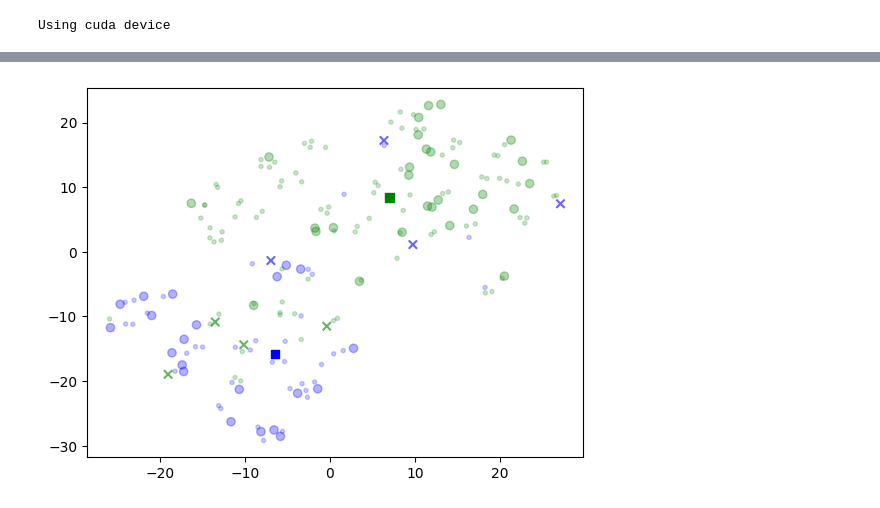
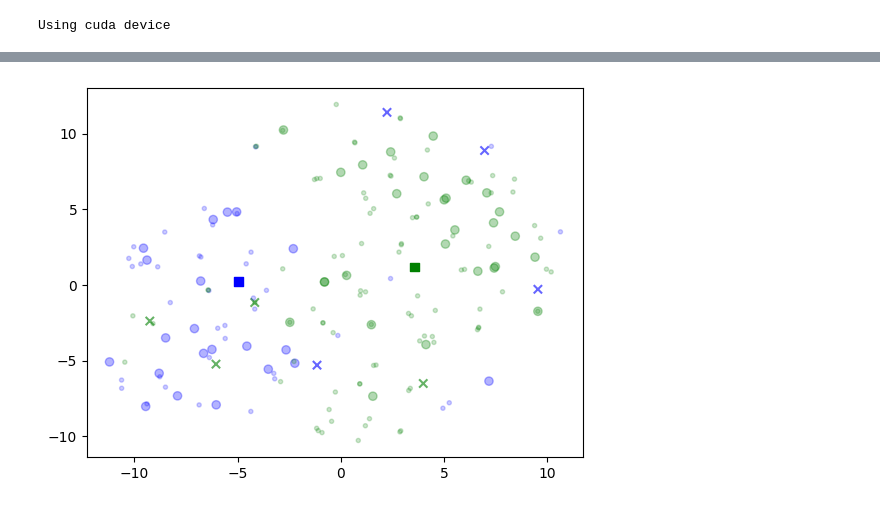
Before and after one commit to ignaciosica/hdc, a Jupyter notebook: src/visualize.ipynb, the cells around one changed output, grey strips where cells are left out. Drawn from its saved outputs; the diff is of its cells as text; code cells hidden in the pictures.

```diff
--- a/src/visualize.ipynb
+++ b/src/visualize.ipynb
@@ -165,32 +226,32 @@ Test: f1-score of 85.965%
 # %%
-tsne = TSNE(n_components=2, metric="cosine", random_state=RANDOM_SEED, perplexity=15)
+tsne = TSNE(n_components=2, metric="cosine", random_state=RANDOM_SEED, perplexity=50)
 vis_dims = tsne.fit_transform(mat.cpu())
 colors = ["blue", "green"]
 X = np.array([x for x, _ in vis_dims])
 xtrain = X[model.weight.size(0) : len(train_ld) + model.weight.size(0)]
 xtest = X[len(train_ld) + model.weight.size(0) :]
 Y = np.array([y for _, y in vis_dims])
 ytrain = Y[model.weight.size(0) : len(train_ld) + model.weight.size(0)]
 ytest = Y[len(train_ld) + model.weight.size(0) :]
 
 color_indices = true_labels
 ci_train = color_indices[: len(train_ld)]
 ci_test = color_indices[len(train_ld) :]
-
 
 colormap = matplotlib.colors.ListedColormap(colors)
 
 mask = np.ones(len(test_ld), dtype=bool)
 mask[incorrect] = False
 
 plt.scatter(xtest[mask], ytest[mask], c=ci_test[mask], cmap=colormap, alpha=0.3)
 
 plt.scatter(xtest[incorrect], ytest[incorrect], c=ci_test[incorrect], cmap=colormap, alpha=0.6, marker="x")
 
 plt.scatter(xtrain, ytrain, c=ci_train, cmap=colormap, alpha=0.2, marker=".")
 
 plt.scatter(X[: model.weight.size(0)], Y[: model.weight.size(0)], c=[0, 1], cmap=colormap, marker="s")
 
-plt.show(block=True)
+plt.show()
+clear_output(wait=True)
 # %% [output]
-[figure, old version]
+[figure, new version]
```
Also changed, not shown: parts of 1 cell of this notebook, 1 other file.
